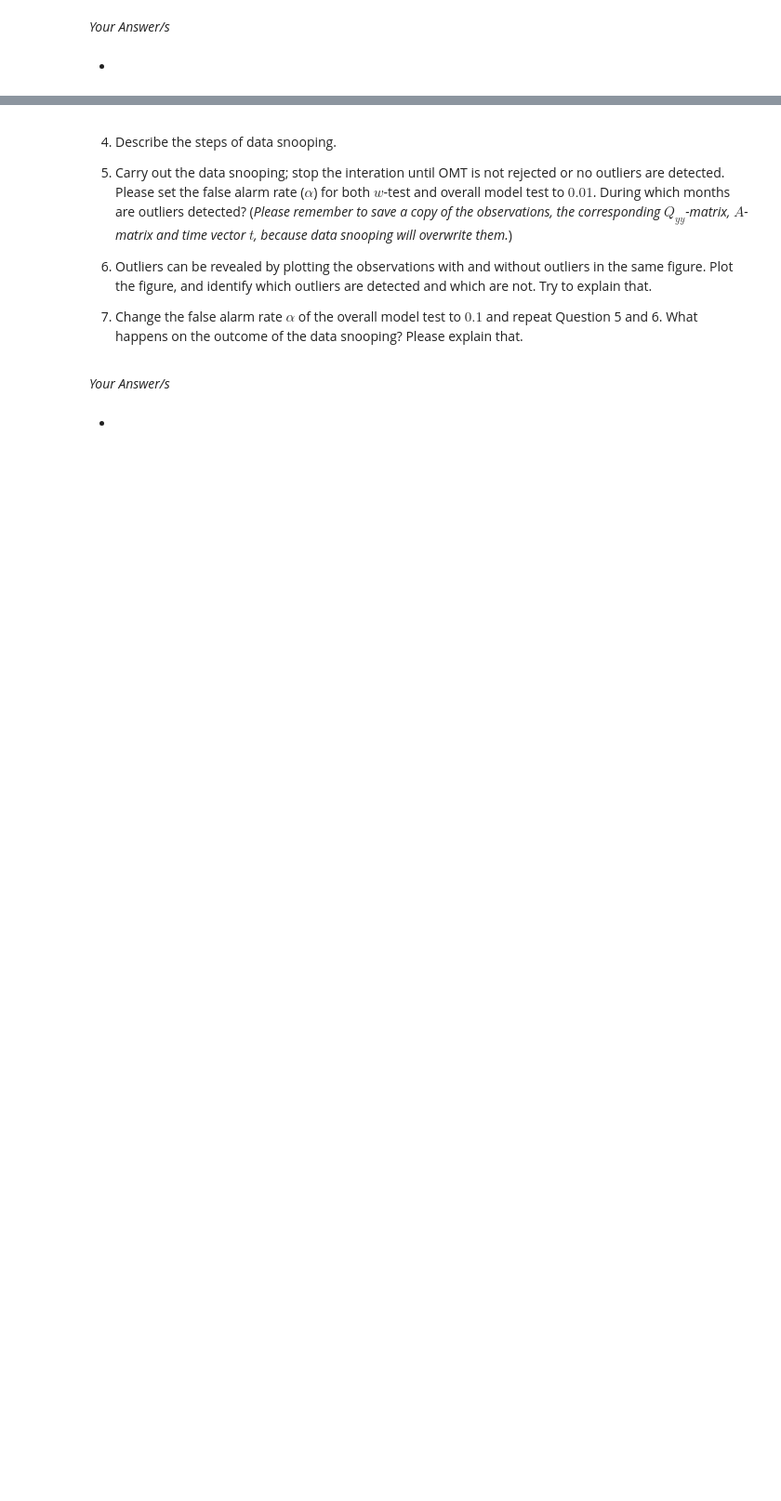
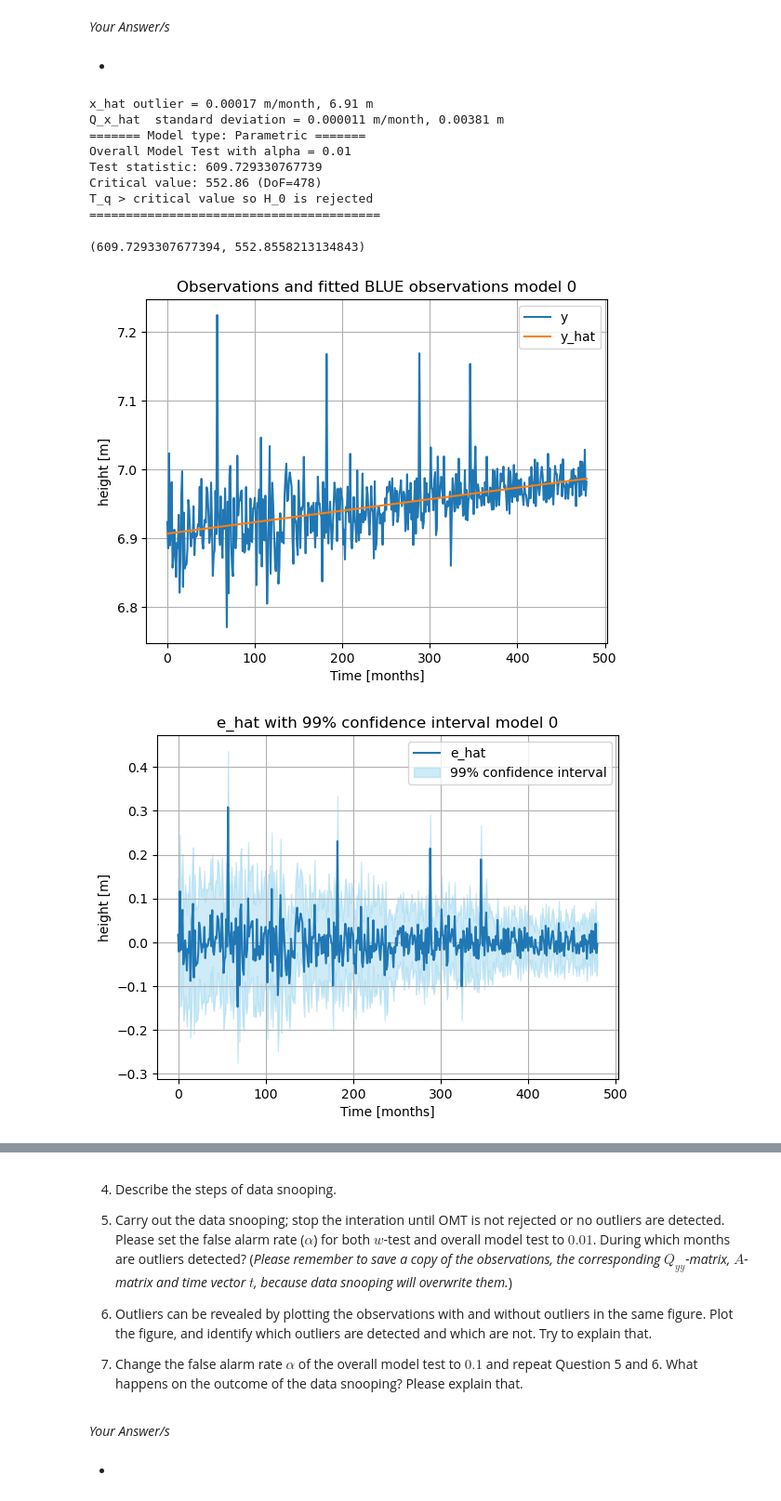
Before and after one commit to ICSlingerland/Geo-Data-Analysis, a Jupyter notebook: Unit-HoekvanHolland/Notebook 1.ipynb, the cells around one changed output, grey strips where cells are left out. Shown at 93% size. Drawn from its saved outputs; the diff is of its cells as text; code cells hidden in the pictures; blank space fills up the shorter version.

Commit message:
added_outlier_data_and_started_2.2

```diff
--- a/Unit-HoekvanHolland/Notebook 1.ipynb
+++ b/Unit-HoekvanHolland/Notebook 1.ipynb
@@ -773,0 +778,38 @@ _Your Answer/s_
+# %%
+# Load the dataset
+Data_outlier = np.genfromtxt('Datasets_with_outlier/SGDA_Hoek_van_Holland_outlier.csv',delimiter=',', skip_header=1)
+
+
+
+y_out = Data_outlier[:,2]
+month_out = Data_outlier[:,1]
+
+STD_out = Data_outlier[:,3]
+Q_yy_out= np.diag(STD_out*STD_out)
+# Estimate the model parameters
+#model 0
+#Estimate x_hat and Q_x_hat with model 0
+x_hat_out, Q_x_hat_out = BLUE(A0,y_out,Q_yy)
+print('x_hat outlier = {:.5f} m/month, {:.2f} m'.format(*x_hat_out))
+# Print your estimate and its standard deviation
+print('Q_x_hat  standard deviation = {:.6f} m/month, {:.5f} m '.format(*np.sqrt(np.diagonal(Q_x_hat_out))))
+
+y_hat_out = A0 @ x_hat_out
+e_out = y_out - y_hat_out
+
+plot_result(y_out, A0, Q_yy, month_out, 'model 0')
+
+# Apply OMT
+overall_model_test(e_out, Q_yy, 2, alpha=0.01, verbose=True,B=None)
+# %% [output]
+x_hat outlier = 0.00017 m/month, 6.91 m
+Q_x_hat  standard deviation = 0.000011 m/month, 0.00381 m
+======= Model type: Parametric =======
+Overall Model Test with alpha = 0.01
+Test statistic: 609.729330767739
+Critical value: 552.86 (DoF=478)
+T_q > critical value so H_0 is rejected
+========================================
+(609.7293307677394, 552.8558213134843)
+[figure, added]
+[figure, added]
```
Also changed, not shown: parts of 5 cells of this notebook.
